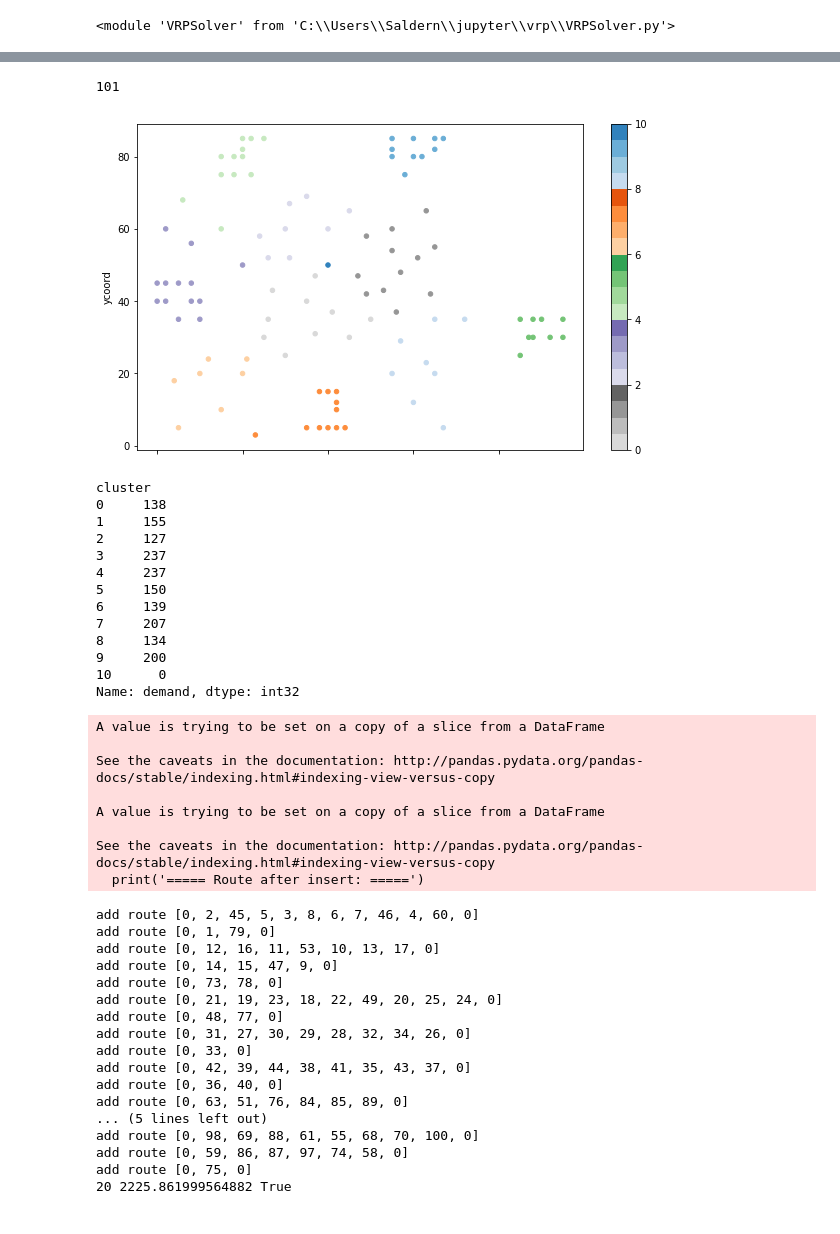
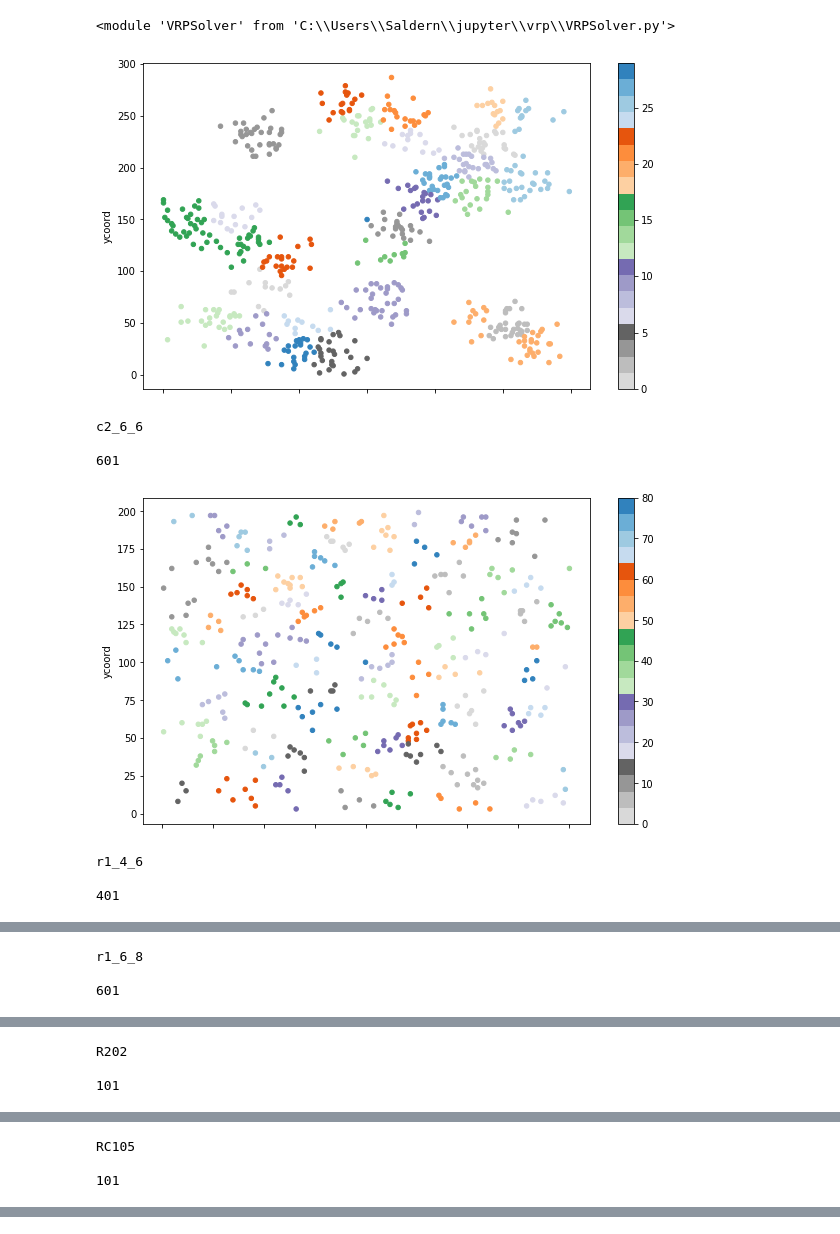
Before and after one commit to Saldern/vrp, a Jupyter notebook: lab1.ipynb, the cells around one changed output, grey strips where cells are left out. Cells and saved outputs as stored; diff of their text form; code cells hidden in the pictures.

```diff
--- a/lab1.ipynb
+++ b/lab1.ipynb
@@ -6,9 +120,25 @@ importlib.reload(VRPSolver)
 # %%
 import glob
 import scipy
 
 import VRPSolver
 %matplotlib inline
 
+n_clusters = None
 instances = glob.glob('./instances/*.txt')
-slv = VRPSolver.VRPSolver(instances[7], 10, 8)
+
+slv = VRPSolver.VRPSolver(instances[0], None, 4)
+
+slv.df.plot.scatter(0, 1, c=slv.df.cluster, colormap='tab20c_r', figsize=(10,6))
+plt.show()
+print(slv.name)
+print(slv.df.shape[0])
+# %% [output]
+[figure, added]
+c2_6_6
+
+601
+[figure, added]
+r1_4_6
+
+401
@@ -14,0 +146,3 @@ slv = VRPSolver.VRPSolver(instances[7], 10, 8)
+r1_6_8
+
+601
@@ -14,0 +150,3 @@ slv = VRPSolver.VRPSolver(instances[7], 10, 8)
+R202
+
+101
@@ -14,0 +154,3 @@ slv = VRPSolver.VRPSolver(instances[7], 10, 8)
+RC105
+
+101
@@ -15,51 +160,0 @@ slv = VRPSolver.VRPSolver(instances[7], 10, 8)
-# %%
-slv.df.plot.scatter(0, 1, c=slv.df.cluster, colormap='tab20c_r', figsize=(10,6))
-print(slv.df.shape[0])
-# %% [output]
-101
-[figure, removed]
-# %%
-slv.df.groupby('cluster').demand.sum()
-# %% [output]
-cluster
-0     138
-1     155
-2     127
-3     237
-4     237
-5     150
-6     139
-7     207
-8     134
-9     200
-10      0
-Name: demand, dtype: int32
-# %%
-n_vehicles, initial_solution, cost = slv.get_initial_solution(0)
-print(n_vehicles, cost, slv.is_solution_feasible(initial_solution))
-# %% [output]
-A value is trying to be set on a copy of a slice from a DataFrame
-
-See the caveats in the documentation: http://pandas.pydata.org/pandas-docs/stable/indexing.html#indexing-view-versus-copy
-
-A value is trying to be set on a copy of a slice from a DataFrame
-
-See the caveats in the documentation: http://pandas.pydata.org/pandas-docs/stable/indexing.html#indexing-view-versus-copy
-  print('===== Route after insert: =====')
-add route [0, 2, 45, 5, 3, 8, 6, 7, 46, 4, 60, 0]
-add route [0, 1, 79, 0]
-add route [0, 12, 16, 11, 53, 10, 13, 17, 0]
-add route [0, 14, 15, 47, 9, 0]
-add route [0, 73, 78, 0]
-add route [0, 21, 19, 23, 18, 22, 49, 20, 25, 24, 0]
-add route [0, 48, 77, 0]
-add route [0, 31, 27, 30, 29, 28, 32, 34, 26, 0]
-add route [0, 33, 0]
-add route [0, 42, 39, 44, 38, 41, 35, 43, 37, 0]
-add route [0, 36, 40, 0]
-add route [0, 63, 51, 76, 84, 85, 89, 0]
-... (5 lines left out)
-add route [0, 98, 69, 88, 61, 55, 68, 70, 100, 0]
-add route [0, 59, 86, 87, 97, 74, 58, 0]
-add route [0, 75, 0]
-20 2225.861999564882 True
```
Also changed, not shown: parts of 11 cells of this notebook, 1 other file.
